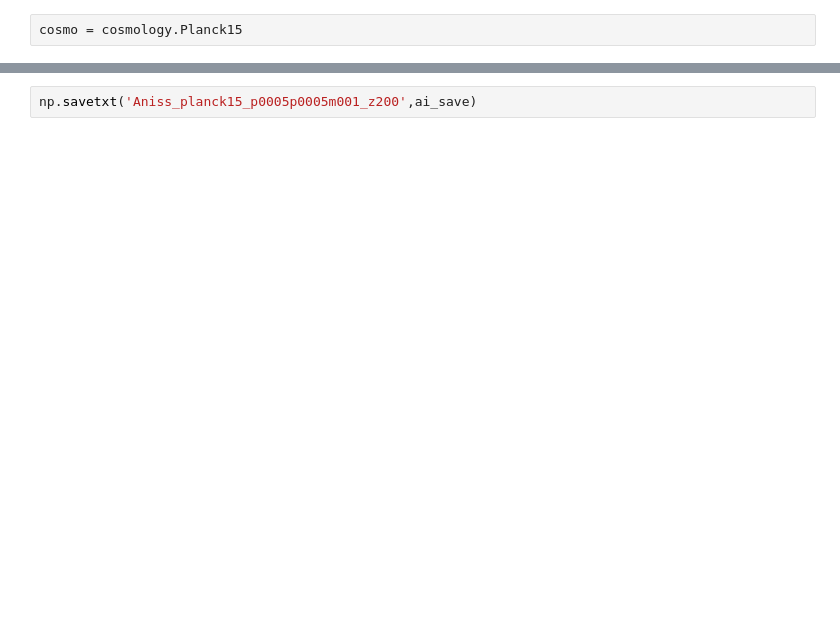
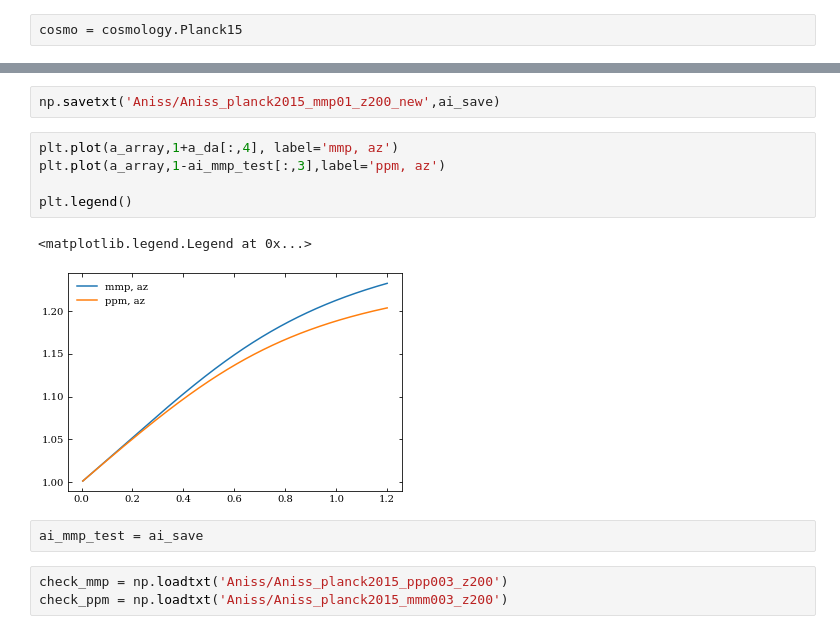
Before and after one commit to eelregit/csit, a Jupyter notebook: analysis/Aniss.ipynb, the cells around one changed output, grey strips where cells are left out. Saved outputs shown, nothing was run; the diff lists cells and outputs as text; blank space fills up the shorter version.

```diff
--- a/analysis/Aniss.ipynb
+++ b/analysis/Aniss.ipynb
@@ -110,2 +163,15 @@ print(ai_save)
 # %%
-np.savetxt('Aniss_planck15_p0005p0005m001_z200',ai_save)
+np.savetxt('Aniss/Aniss_planck2015_mmp01_z200_new',ai_save)
+# %%
+plt.plot(a_array,1+a_da[:,4], label='mmp, az')
+plt.plot(a_array,1-ai_mmp_test[:,3],label='ppm, az')
+
+plt.legend()
+# %% [output]
+<matplotlib.legend.Legend at 0x...>
+[figure, added]
+# %%
+ai_mmp_test = ai_save
+# %%
+check_mmp = np.loadtxt('Aniss/Aniss_planck2015_ppp003_z200')
+check_ppm = np.loadtxt('Aniss/Aniss_planck2015_mmm003_z200')
```
Also changed, not shown: parts of 19 cells of this notebook.
